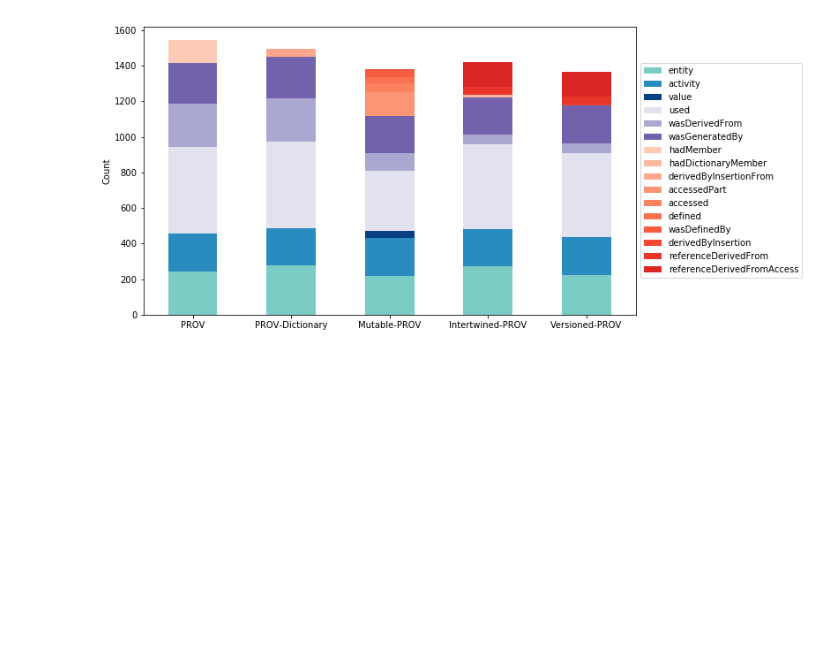
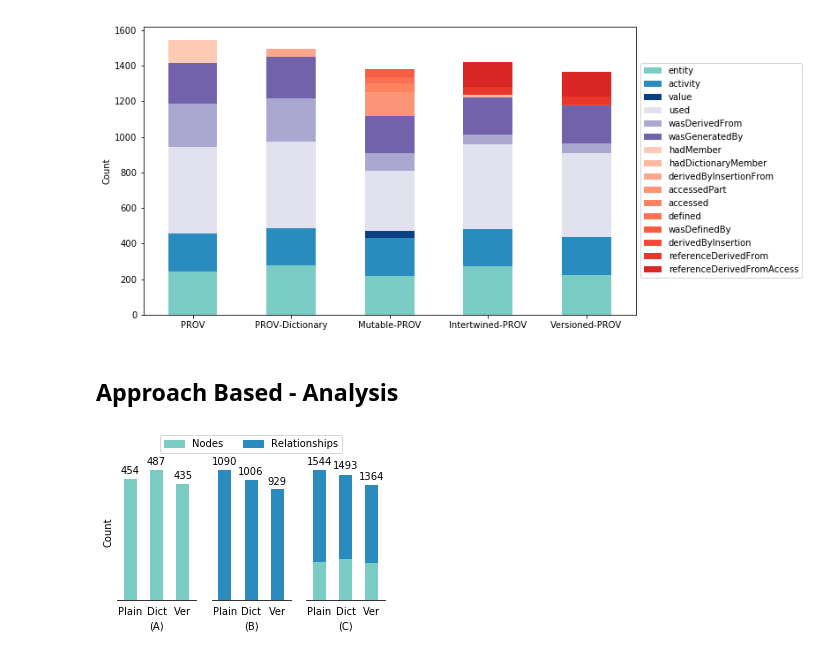
Before and after one commit to dew-uff/versioned-prov, a Jupyter notebook: notebooks/Analysis.ipynb, the cells around one changed output. Drawn from its saved outputs; the diff is of its cells as text; code cells hidden in the pictures; blank space fills up the shorter version.

Commit message:
Update comparison

```diff
--- a/notebooks/Analysis.ipynb
+++ b/notebooks/Analysis.ipynb
@@ -59,6 +59,9 @@ df_formatted.columns = [
 ]
 with open("../images/table.md", "w") as f:
     f.write(df_formatted.to_csv(sep="|", index=False))
+# %%
+df['nodes'] = sum(df[x] for x in nodes)
+df['relationships'] = sum(df[x] for x in relationships)
 # %%
 import matplotlib.pyplot as plt
 import numpy as np
@@ -75,7 +78,7 @@ colors = np.vstack((colors1, colors2, colors3))
 #colors = plt.cm.GnBu(np.linspace(0, 1, 3))
 
 
-gdf = df.set_index(["approach"])
+gdf = df.set_index(["approach"])[order[1:]]
 f = plt.figure()
 ax = f.gca()
 gdf.plot(kind='bar', stacked=True, ax=ax, color=colors)
@@ -83,9 +86,82 @@ lgd = plt.legend(loc='center left', bbox_to_anchor=(1.0, 0.5))
 ax.set_xlabel("")
 ax.set_ylabel("Count")
 plt.xticks(rotation=0)
+f.set_size_inches(10, 6)
 plt.savefig("../images/graphs/comparison.png", bbox_extra_artists=(lgd,), bbox_inches='tight')
 plt.savefig("../images/graphs/comparison.svg", bbox_extra_artists=(lgd,), bbox_inches='tight')
 plt.savefig("../images/graphs/comparison.pdf", bbox_extra_artists=(lgd,), bbox_inches='tight')
-f.set_size_inches(10, 6)
 # %% [output]
 [figure]
+# %% [markdown]
+## Approach Based - Analysis
+# %%
+gdf = (
+    df.set_index(["approach"])
+    .drop(['Mutable-PROV', 'Intertwined-PROV'])
+    .rename(index={
+        "PROV": "Plain",
+        "PROV-Dictionary": "Dict",
+        "Versioned-PROV": "Ver"
+    })
+)
+# %%
+from collections import Counter
+import matplotlib.patches as mpatches
+def annotate(ax):
+    w2 = ax.containers[0].get_children()[0].get_width() / 2.0
+    c = Counter()
+    for p in ax.patches:
+        c[p.get_x()] += int(p.get_height())
+
+    for key, value in c.items():
+        ax.text(
+            key + w2, value * 1.05, str(value), ha='center'
+        )
+    ax.yaxis.set_ticklabels([])
+
+    ax.spines['top'].set_visible(False)
+    ax.spines['right'].set_visible(False)
+    #ax.spines['bottom'].set_visible(False)
+    ax.spines['left'].set_visible(False)
+    ax.tick_params(top='off', bottom='off', left='off', right='off', labelleft='off', labelbottom='on')
+
+colors = plt.cm.GnBu(np.linspace(0.5, 1, 3))
+
+f, (ax1, ax2, ax3) = plt.subplots(1, 3, sharey=False)
+
+gdf["nodes"].plot(kind='bar', color=colors[0], ax=ax1, rot=0)
+ax1.set_xlabel("(A)")
+ax1.set_ylabel("Count")
+annotate(ax1)
+
+gdf["relationships"].plot(kind='bar', color=colors[1], ax=ax2, rot=0)
+ax2.set_xlabel("(B)")
+ax2.set_ylabel("")
+annotate(ax2)
+
+sdf = gdf[["nodes", "relationships"]]
+sdf.plot(kind='bar', stacked=True, ax=ax3, color=colors)
+ax3.set_xlabel("(C)")
+ax3.set_ylabel("")
+ax3.legend().set_visible(False)
+annotate(ax3)
+
+
+lnodes = mpatches.Patch(color=colors[0], label='Nodes')
+lrelationships = mpatches.Patch(color=colors[1], label='Relationships')
+
+
+#handles, labels = ax3.get_legend_handles_labels()
+lgd = ax2.legend(
+    handles=[lnodes, lrelationships],
+    loc='center', ncol=2,
+    bbox_to_anchor=(0.5, 1.15))
+
+
+plt.xticks(rotation=0)
+f.set_size_inches(4.8, 2.5)
+plt.savefig("../images/graphs/paper_comparison.png", bbox_extra_artists=(lgd,), bbox_inches='tight')
+plt.savefig("../images/graphs/paper_comparison.svg", bbox_extra_artists=(lgd,), bbox_inches='tight')
+plt.savefig("../images/graphs/paper_comparison.pdf", bbox_extra_artists=(lgd,), bbox_inches='tight')
+# %% [output]
+[figure, added]
```
Also changed, not shown: 6 other files.
